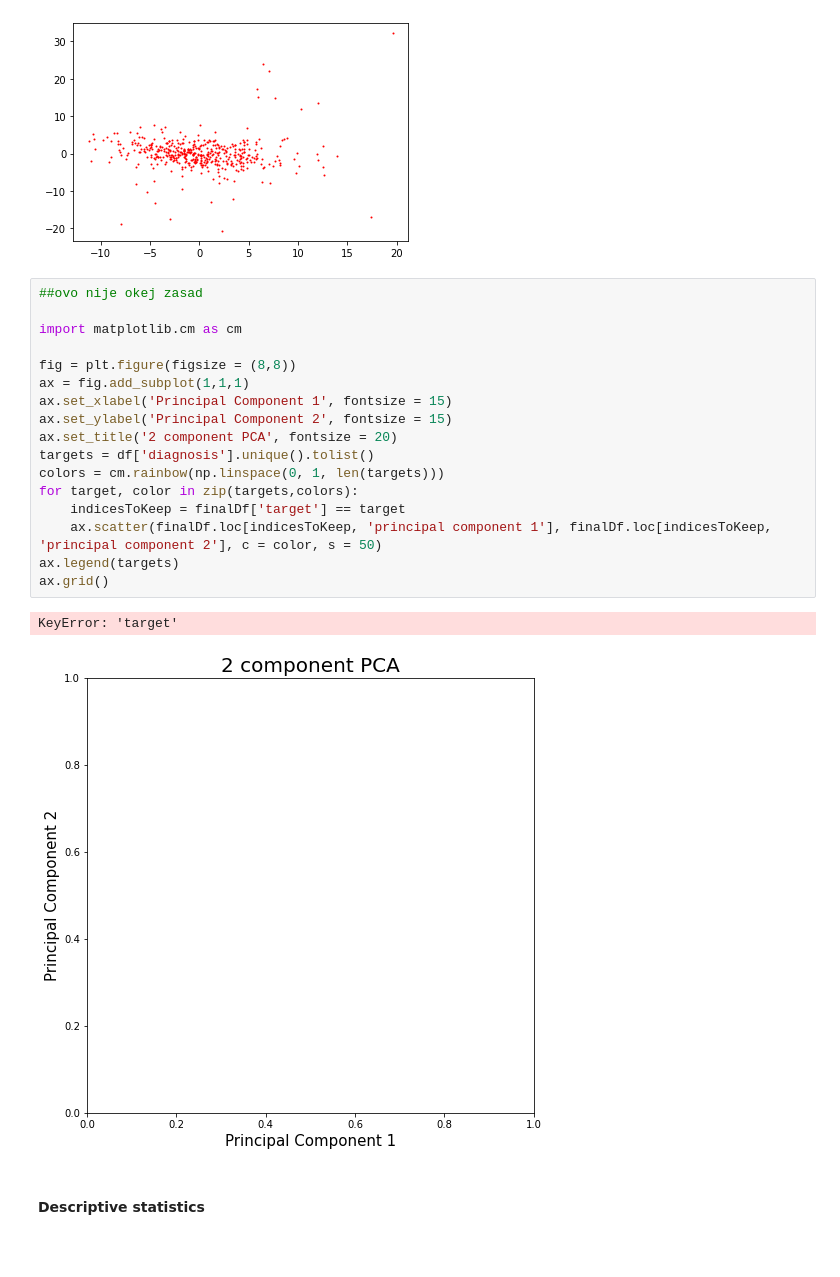
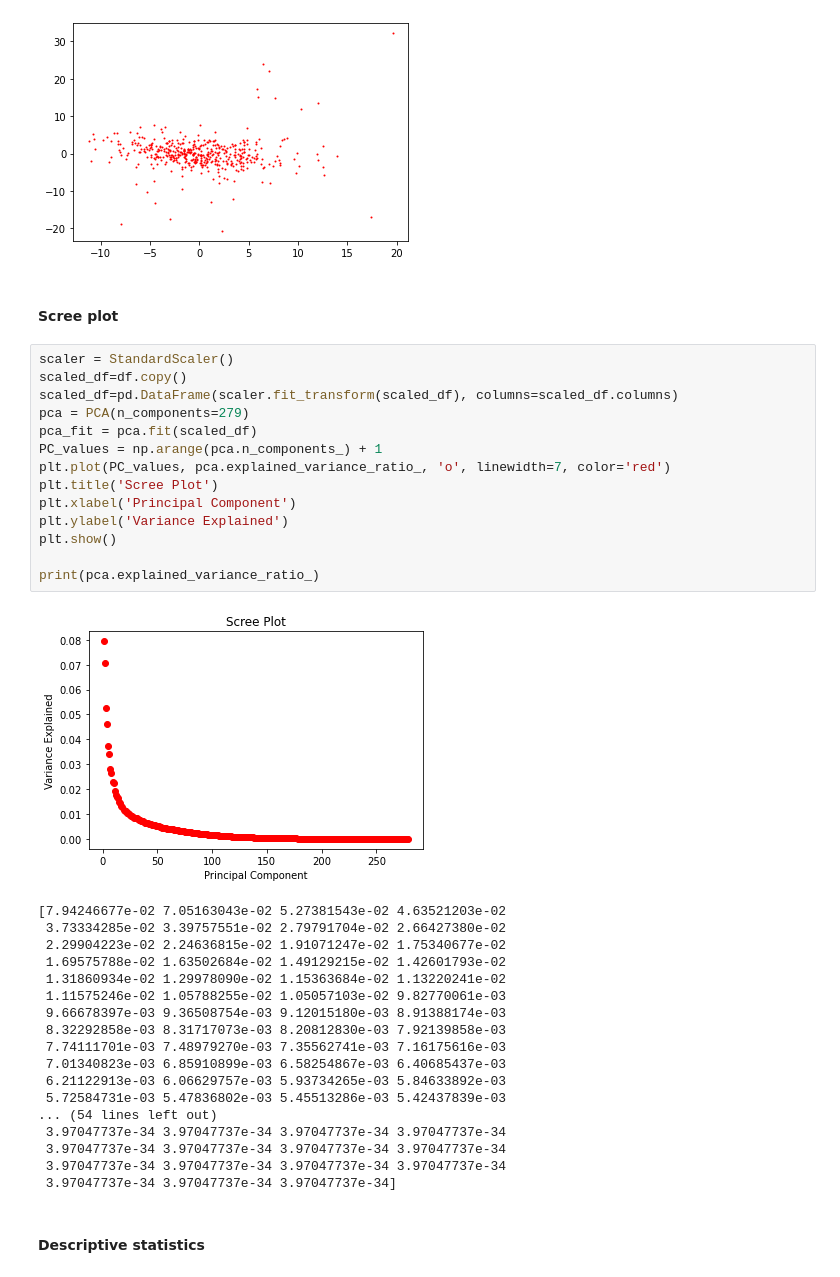
Before and after one commit to anaterovic/UZOP, a Jupyter notebook: code.ipynb, the cells around one changed output. Cells and saved outputs as stored; diff of their text form; blank space fills up the shorter version.

Commit message:
Scree plot - phase1

```diff
--- a/code.ipynb
+++ b/code.ipynb
@@ -139,26 +139,41 @@ plt.scatter(finalDf["PC1"],finalDf["PC2"], c="r",s=1)
 plt.show()
 # %% [output]
 [figure]
-# %%
-##ovo nije okej zasad
-
-import matplotlib.cm as cm
-
-fig = plt.figure(figsize = (8,8))
-ax = fig.add_subplot(1,1,1)
-ax.set_xlabel('Principal Component 1', fontsize = 15)
-ax.set_ylabel('Principal Component 2', fontsize = 15)
-ax.set_title('2 component PCA', fontsize = 20)
-targets = df['diagnosis'].unique().tolist()
-colors = cm.rainbow(np.linspace(0, 1, len(targets)))
-for target, color in zip(targets,colors):
-    indicesToKeep = finalDf['target'] == target
-    ax.scatter(finalDf.loc[indicesToKeep, 'principal component 1'], finalDf.loc[indicesToKeep, 'principal component 2'], c = color, s = 50)
-ax.legend(targets)
-ax.grid()
-# %% [output]
-KeyError: 'target'
-[figure, removed]
+# %% [markdown]
+#### Scree plot
+# %%
+scaler = StandardScaler()
+scaled_df=df.copy()
+scaled_df=pd.DataFrame(scaler.fit_transform(scaled_df), columns=scaled_df.columns)
+pca = PCA(n_components=279)
+pca_fit = pca.fit(scaled_df)
+PC_values = np.arange(pca.n_components_) + 1
+plt.plot(PC_values, pca.explained_variance_ratio_, 'o', linewidth=7, color='red')
+plt.title('Scree Plot')
+plt.xlabel('Principal Component')
+plt.ylabel('Variance Explained')
+plt.show()
+
+print(pca.explained_variance_ratio_)
+# %% [output]
+[figure, added]
+[7.94246677e-02 7.05163043e-02 5.27381543e-02 4.63521203e-02
+ 3.73334285e-02 3.39757551e-02 2.79791704e-02 2.66427380e-02
+ 2.29904223e-02 2.24636815e-02 1.91071247e-02 1.75340677e-02
+ 1.69575788e-02 1.63502684e-02 1.49129215e-02 1.42601793e-02
+ 1.31860934e-02 1.29978090e-02 1.15363684e-02 1.13220241e-02
+ 1.11575246e-02 1.05788255e-02 1.05057103e-02 9.82770061e-03
+ 9.66678397e-03 9.36508754e-03 9.12015180e-03 8.91388174e-03
+ 8.32292858e-03 8.31717073e-03 8.20812830e-03 7.92139858e-03
+ 7.74111701e-03 7.48979270e-03 7.35562741e-03 7.16175616e-03
+ 7.01340823e-03 6.85910899e-03 6.58254867e-03 6.40685437e-03
+ 6.21122913e-03 6.06629757e-03 5.93734265e-03 5.84633892e-03
+ 5.72584731e-03 5.47836802e-03 5.45513286e-03 5.42437839e-03
+... (54 lines left out)
+ 3.97047737e-34 3.97047737e-34 3.97047737e-34 3.97047737e-34
+ 3.97047737e-34 3.97047737e-34 3.97047737e-34 3.97047737e-34
+ 3.97047737e-34 3.97047737e-34 3.97047737e-34 3.97047737e-34
+ 3.97047737e-34 3.97047737e-34 3.97047737e-34]
 # %% [markdown]
 #### Descriptive statistics
 # %%
```
